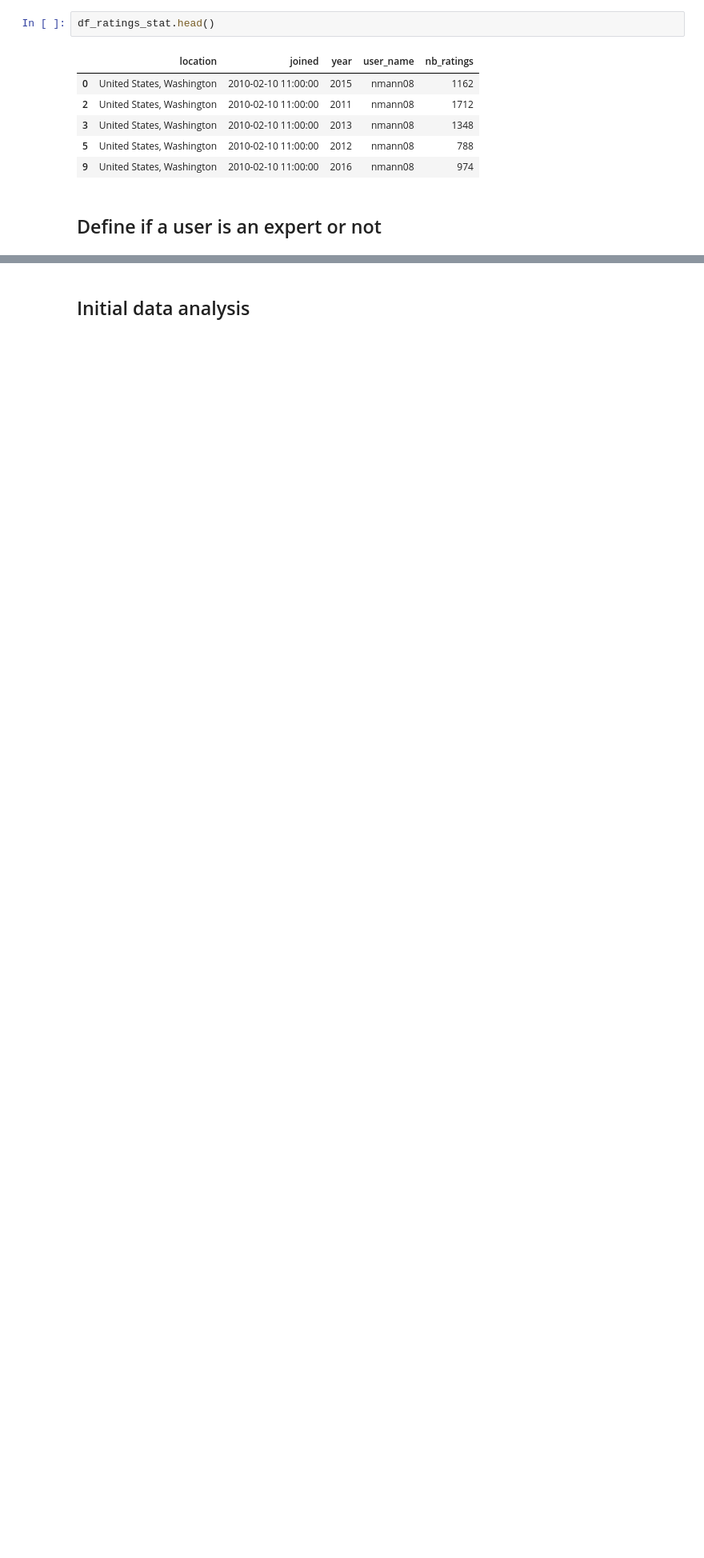
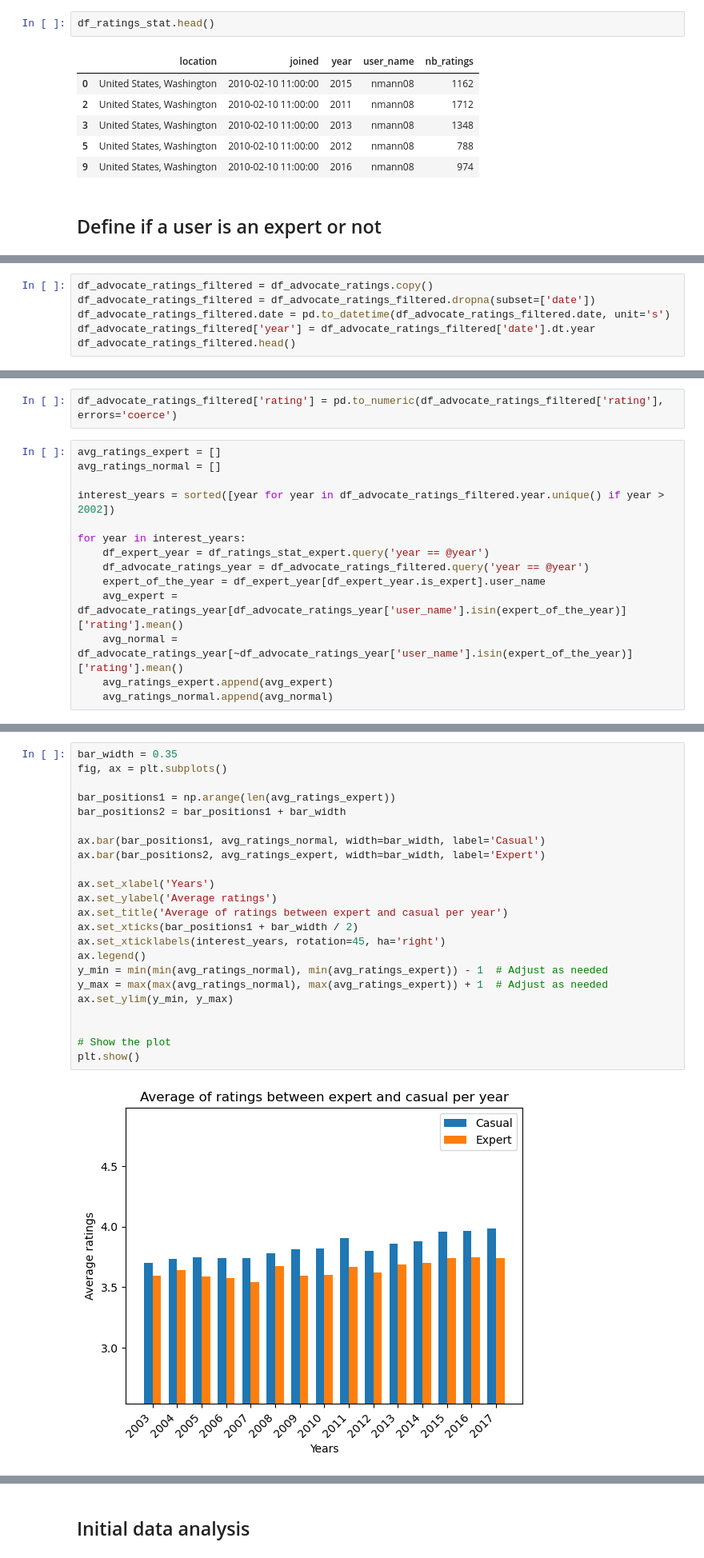
Before and after one commit to epfl-ada/ada-2023-project-remontada, a Jupyter notebook: code/main_yannis.ipynb, the cells around one changed output, grey strips where cells are left out. Shown at 80% size. Cells and saved outputs as stored; diff of their text form; blank space fills up the shorter version.

Commit message:
Fix runtime to compute expert or not + add an analysis per year on the average ratings

```diff
--- a/code/main_yannis.ipynb
+++ b/code/main_yannis.ipynb
@@ -283,0 +336,6 @@ df_ratings_stat[:50]
+# %%
+df_advocate_ratings_filtered = df_advocate_ratings.copy()
+df_advocate_ratings_filtered = df_advocate_ratings_filtered.dropna(subset=['date'])
+df_advocate_ratings_filtered.date = pd.to_datetime(df_advocate_ratings_filtered.date, unit='s')
+df_advocate_ratings_filtered['year'] = df_advocate_ratings_filtered['date'].dt.year
+df_advocate_ratings_filtered.head()
@@ -283,0 +349,16 @@ df_ratings_stat[:50]
+# %%
+df_advocate_ratings_filtered['rating'] = pd.to_numeric(df_advocate_ratings_filtered['rating'], errors='coerce')
+# %%
+avg_ratings_expert = []
+avg_ratings_normal = []
+
+interest_years = sorted([year for year in df_advocate_ratings_filtered.year.unique() if year > 2002])
+
+for year in interest_years:
+    df_expert_year = df_ratings_stat_expert.query('year == @year')
+    df_advocate_ratings_year = df_advocate_ratings_filtered.query('year == @year')
+    expert_of_the_year = df_expert_year[df_expert_year.is_expert].user_name
+    avg_expert = df_advocate_ratings_year[df_advocate_ratings_year['user_name'].isin(expert_of_the_year)]['rating'].mean()
+    avg_normal = df_advocate_ratings_year[~df_advocate_ratings_year['user_name'].isin(expert_of_the_year)]['rating'].mean()
+    avg_ratings_expert.append(avg_expert)
+    avg_ratings_normal.append(avg_normal)
@@ -283,0 +417,25 @@ df_ratings_stat[:50]
+# %%
+bar_width = 0.35
+fig, ax = plt.subplots()
+
+bar_positions1 = np.arange(len(avg_ratings_expert))
+bar_positions2 = bar_positions1 + bar_width
+
+ax.bar(bar_positions1, avg_ratings_normal, width=bar_width, label='Casual')
+ax.bar(bar_positions2, avg_ratings_expert, width=bar_width, label='Expert')
+
+ax.set_xlabel('Years')
+ax.set_ylabel('Average ratings')
+ax.set_title('Average of ratings between expert and casual per year')
+ax.set_xticks(bar_positions1 + bar_width / 2)
+ax.set_xticklabels(interest_years, rotation=45, ha='right')
+ax.legend()
+y_min = min(min(avg_ratings_normal), min(avg_ratings_expert)) - 1  # Adjust as needed
+y_max = max(max(avg_ratings_normal), max(avg_ratings_expert)) + 1  # Adjust as needed
+ax.set_ylim(y_min, y_max)
+
+
+# Show the plot
+plt.show()
+# %% [output]
+[figure, added]
```
Also changed, not shown: parts of 24 cells of this notebook.
